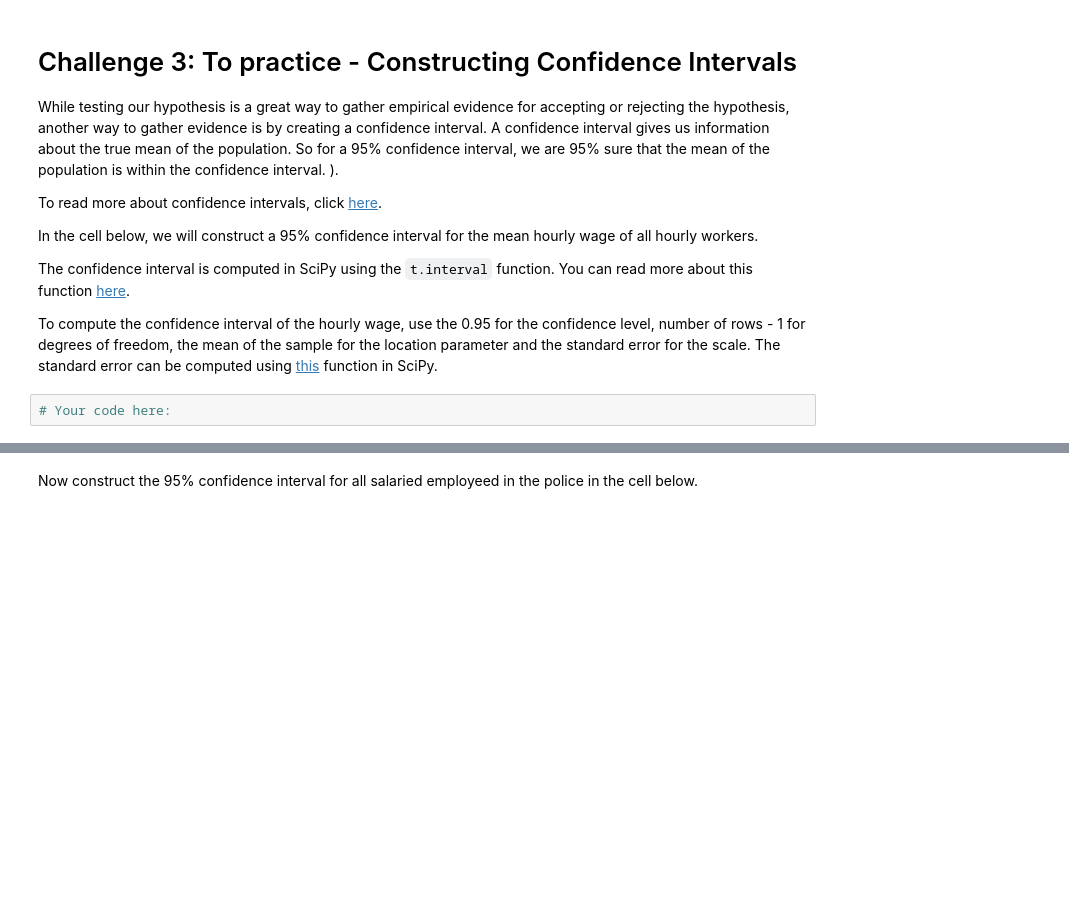
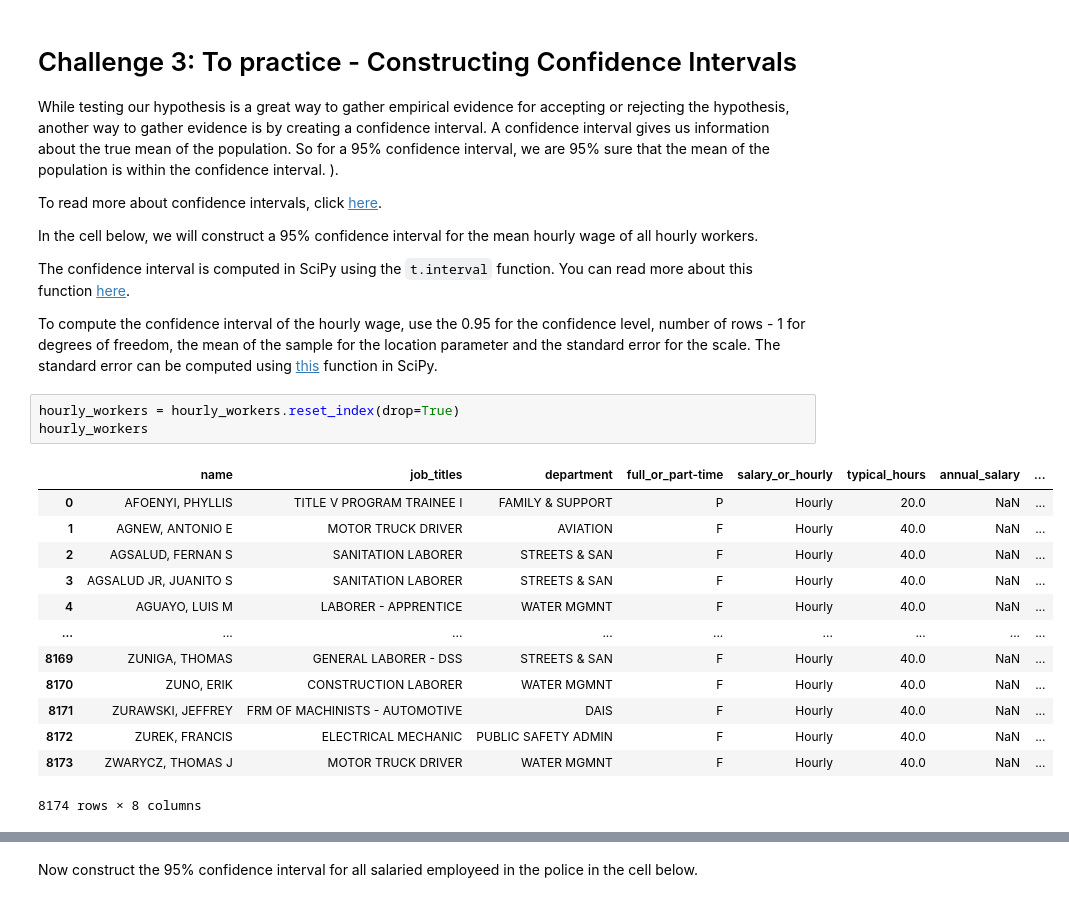
Before and after one commit to Duhne/Hypothesis_Testing, a Jupyter notebook: hypothesis.ipynb, the cells around one changed output, grey strips where cells are left out. Saved outputs shown, nothing was run; the diff lists cells and outputs as text; blank space fills up the shorter version.

```diff
--- a/hypothesis.ipynb
+++ b/hypothesis.ipynb
@@ -223,5 +236,20 @@ In the cell below, we will construct a 95% confidence interval for the mean hour
 The confidence interval is computed in SciPy using the `t.interval` function. You can read more about this function [here](https://docs.scipy.org/doc/scipy-0.14.0/reference/generated/scipy.stats.t.html).
 
 To compute the confidence interval of the hourly wage, use the 0.95 for the confidence level, number of rows - 1 for degrees of freedom, the mean of the sample for the location parameter and the standard error for the scale. The standard error can be computed using [this](https://docs.scipy.org/doc/scipy/reference/generated/scipy.stats.sem.html) function in SciPy.
-# %%
-# Your code here:
+# %%
+hourly_workers = hourly_workers.reset_index(drop=True)
+hourly_workers
+# %% [output]
+|  | name | job_titles | department | full_or_part-time | salary_or_hourly | typical_hours | annual_salary | ... |
+| 0 | AFOENYI, PHYLLIS | TITLE V PROGRAM TRAINEE I | FAMILY & SUPPORT | P | Hourly | 20.0 | NaN | ... |
+| 1 | AGNEW, ANTONIO E | MOTOR TRUCK DRIVER | AVIATION | F | Hourly | 40.0 | NaN | ... |
+| 2 | AGSALUD, FERNAN S | SANITATION LABORER | STREETS & SAN | F | Hourly | 40.0 | NaN | ... |
+| 3 | AGSALUD JR, JUANITO S | SANITATION LABORER | STREETS & SAN | F | Hourly | 40.0 | NaN | ... |
+| 4 | AGUAYO, LUIS M | LABORER - APPRENTICE | WATER MGMNT | F | Hourly | 40.0 | NaN | ... |
+| ... | ... | ... | ... | ... | ... | ... | ... | ... |
+| 8169 | ZUNIGA, THOMAS | GENERAL LABORER - DSS | STREETS & SAN | F | Hourly | 40.0 | NaN | ... |
+| 8170 | ZUNO, ERIK | CONSTRUCTION LABORER | WATER MGMNT | F | Hourly | 40.0 | NaN | ... |
+| 8171 | ZURAWSKI, JEFFREY | FRM OF MACHINISTS - AUTOMOTIVE | DAIS | F | Hourly | 40.0 | NaN | ... |
+| 8172 | ZUREK, FRANCIS | ELECTRICAL MECHANIC | PUBLIC SAFETY ADMIN | F | Hourly | 40.0 | NaN | ... |
+| 8173 | ZWARYCZ, THOMAS J | MOTOR TRUCK DRIVER | WATER MGMNT | F | Hourly | 40.0 | NaN | ... |
+8174 rows × 8 columns
```
Also changed, not shown: parts of 6 cells of this notebook.
